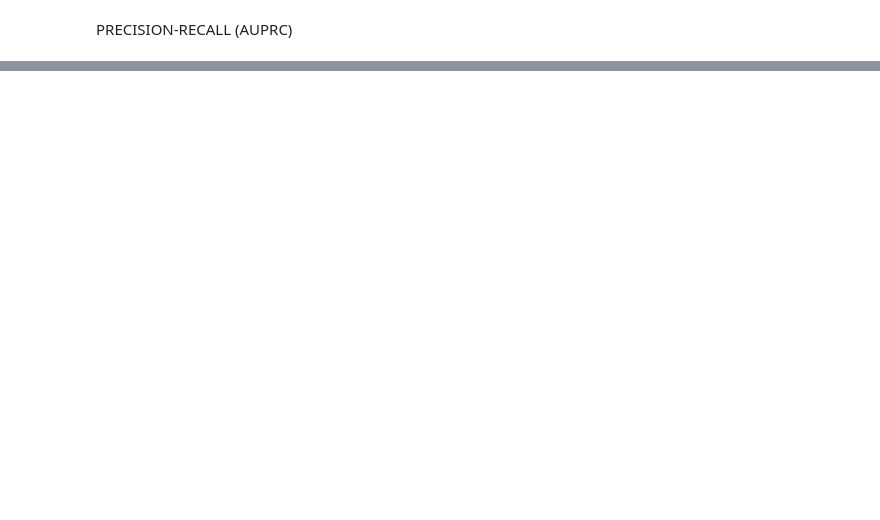
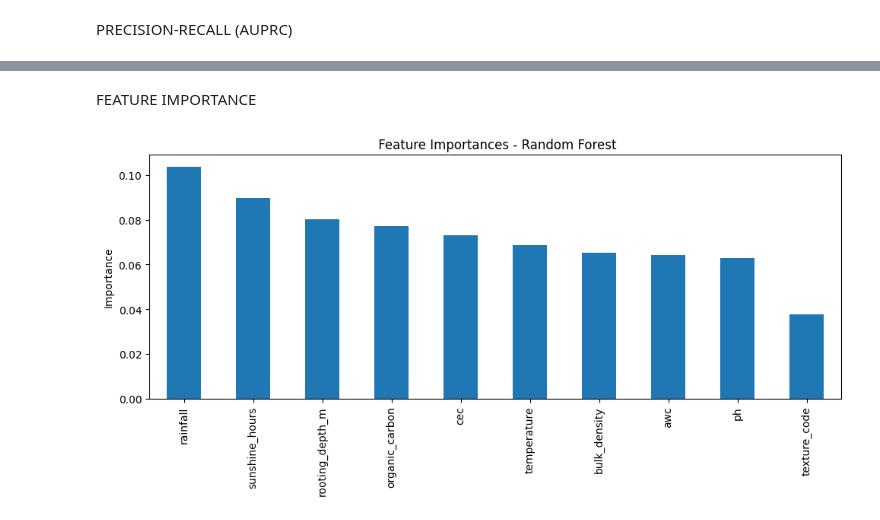
Before and after one commit to isumakm/Weather-Prediction-and-Crop-Recommendation-System-, a Jupyter notebook: Random_Forest.ipynb, the cells around one changed output, grey strips where cells are left out. Cells and saved outputs as stored; diff of their text form; code cells hidden in the pictures; blank space fills up the shorter version.

Commit message:
Random Forest Hypper parameter tuning

```diff
--- a/Random_Forest.ipynb
+++ b/Random_Forest.ipynb
@@ -207,0 +256,5 @@ plt.show()
+# %%
+rf = RandomForestClassifier(
+    random_state=42,
+    n_jobs=-1
+)
@@ -207,0 +263,9 @@ plt.show()
+# %%
+param_dist = {
+    "n_estimators": [200, 300, 400, 500, 600],
+    "max_depth": [None, 10, 15, 20, 25],
+    "min_samples_split": [2, 5, 10],
+    "min_samples_leaf": [1, 2, 4],
+    "max_features": ["sqrt", "log2"],
+    "class_weight": ["balanced"]
+}
@@ -207,0 +274,19 @@ plt.show()
+# %%
+search = RandomizedSearchCV(
+    estimator=rf,
+    param_distributions=param_dist,
+    n_iter=25,
+    scoring="average_precision",   # AUPRC
+    cv=3,
+    verbose=2,
+    random_state=42,
+    n_jobs=-1
+)
+
+search.fit(X_train, y_train)
+
+best_rf = search.best_estimator_
+
+print("\n=== BEST RANDOM FOREST PARAMETERS ===")
+print(search.best_params_)
+print(f"Best CV AUPRC: {search.best_score_:.4f}")
@@ -207,0 +359,16 @@ plt.show()
+# %% [markdown]
+FEATURE IMPORTANCE
+# %%
+importances = pd.Series(
+    best_rf.feature_importances_,
+    index=X.columns
+).sort_values(ascending=False)
+
+plt.figure(figsize=(10, 5))
+importances.head(10).plot(kind="bar")
+plt.title(" Feature Importances - Random Forest")
+plt.ylabel("Importance")
+plt.tight_layout()
+plt.show()
+# %% [output]
+[figure, added]
```
Also changed, not shown: parts of 19 cells of this notebook.
